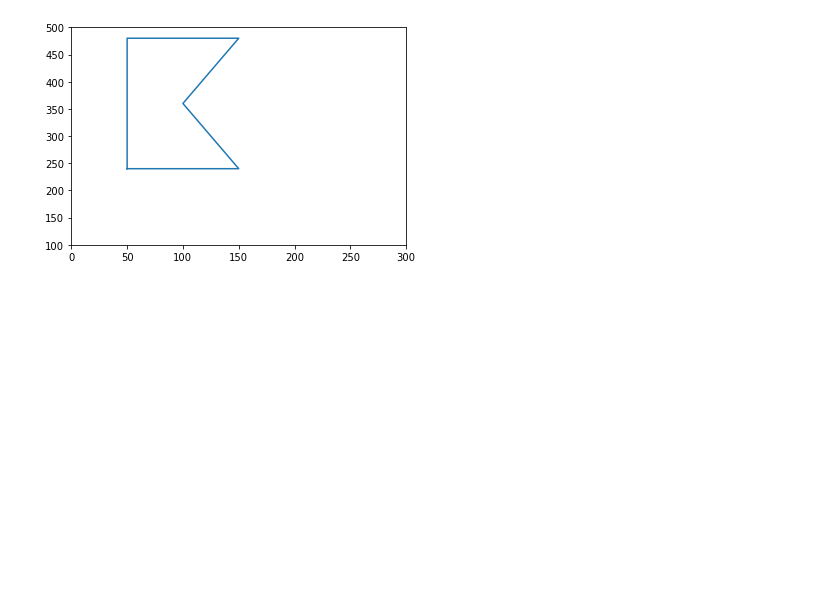
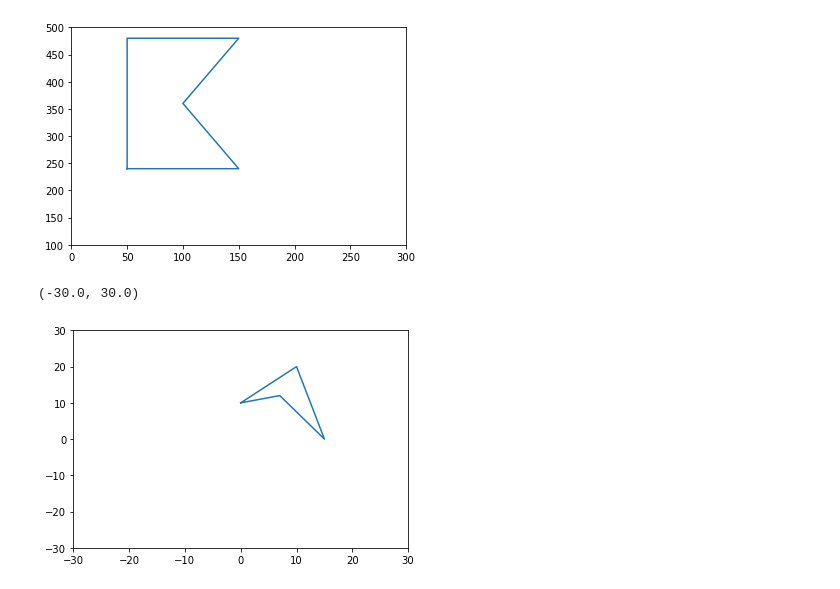
Before and after one commit to AlanForEducation/MDS-DZ, a Jupyter notebook: DZ-2-matrix/DZ-2-matrix-Copy1.ipynb, the cells around one changed output. Cells and saved outputs as stored; diff of their text form; code cells hidden in the pictures; blank space fills up the shorter version.

```diff
--- a/DZ-2-matrix/DZ-2-matrix-Copy1.ipynb
+++ b/DZ-2-matrix/DZ-2-matrix-Copy1.ipynb
@@ -237,0 +250,26 @@ print(x,y)
+# %%
+A = [
+    [0,10,1],
+    [10,20,1],
+    [15,0,1],
+    [7,12,1],
+    [0,10,1]
+]
+
+
+# A = [
+#     [0,10,1],
+#     [10,0,1],
+#     [0,10,1]
+#     ]
+A = np.array(A)
+
+x = A[:,0]
+y = A[:,1]
+
+plt.plot(x,y)
+plt.xlim([-30, 30])
+plt.ylim([-30, 30])
+# %% [output]
+(-30.0, 30.0)
+[figure, added]
```
Also changed, not shown: parts of 6 cells of this notebook, 3 other files.
